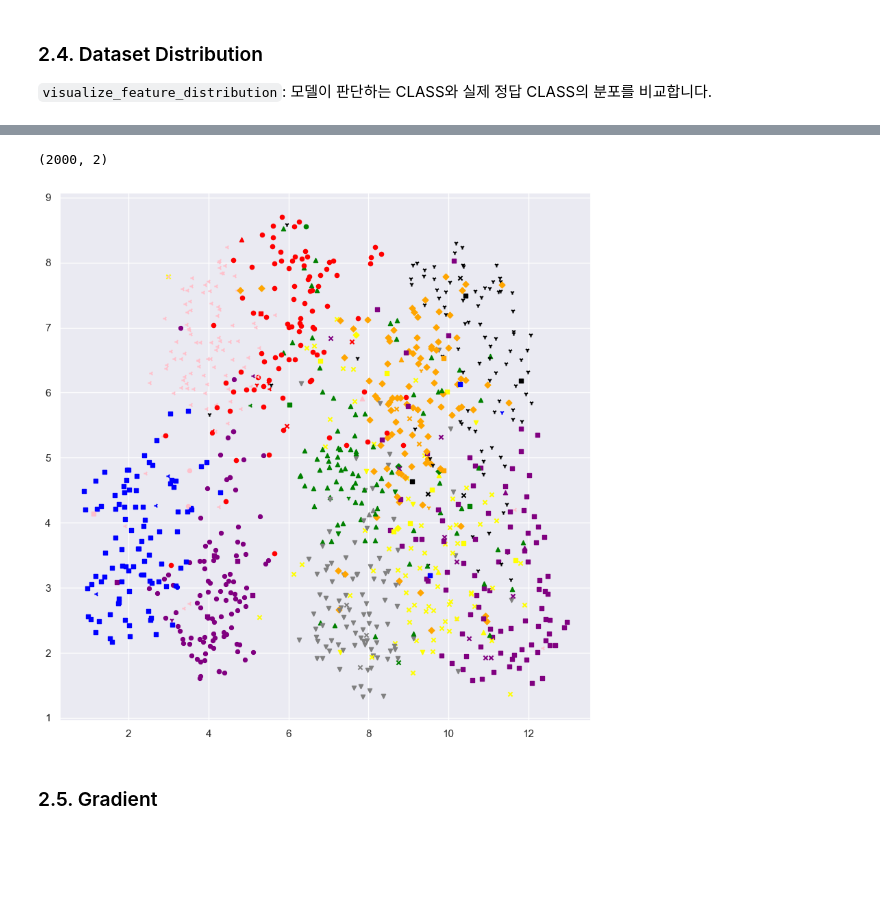
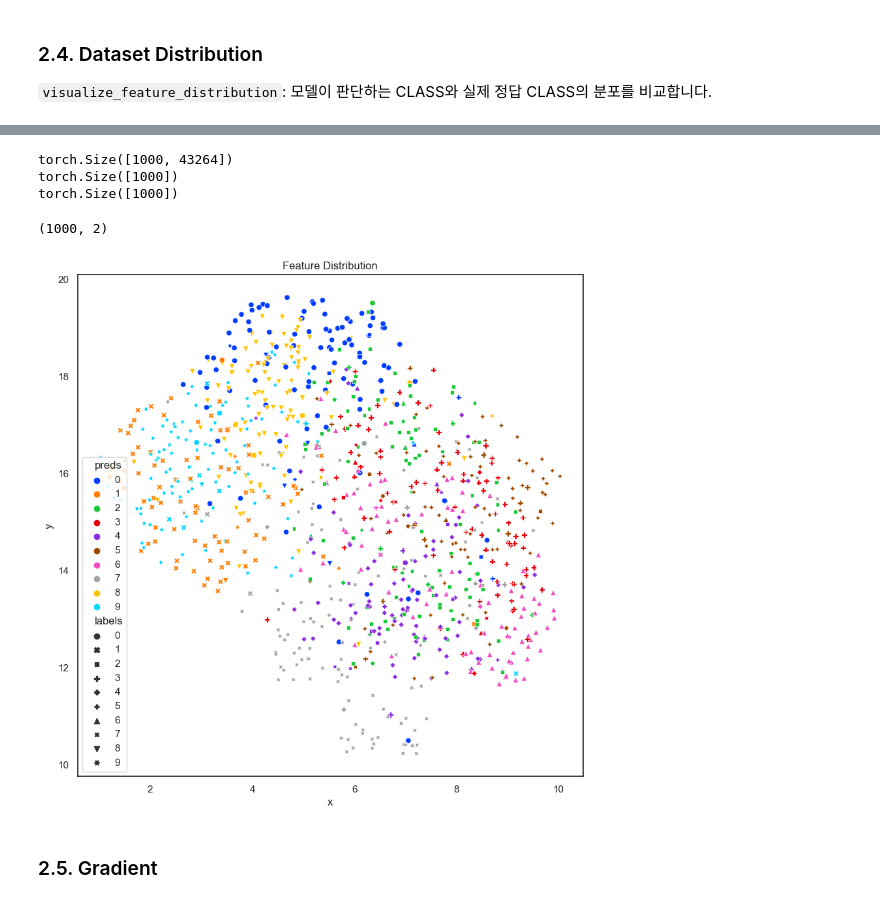
Before and after one commit to 23-Fall-Graduation-Thesis/Indium, a Jupyter notebook: visualization.ipynb, the cells around one changed output, grey strips where cells are left out. Saved outputs shown, nothing was run; the diff lists cells and outputs as text; code cells hidden in the pictures; blank space fills up the shorter version.

```diff
--- a/visualization.ipynb
+++ b/visualization.ipynb
@@ -386,22 +362,0 @@ shuffle_testloader = DataLoader(testloader.dataset, batch_size=2000, shuffle=Tru
-# %%
-features = []
-labels = []
-preds = []
-layer_name = "conv5"
-
-with torch.no_grad():
-    MODEL.eval()
-    count = 0
-    for data, target in shuffle_testloader:
-        count += 1
-        activation = {}
-        feature = get_feature_map(activation, MODEL, data, layer_name, model_info[layer_name])
-        features = feature.view(2000, -1)
-        labels = target
-        output = MODEL(data)
-        pred = output.argmax(dim=1, keepdim=True)
-        preds = pred
-        if count != 0 :
-            break
-        # test_loss += criterion(output, target).item()
-        # test_acc += pred.eq(target.view_as(pred)).sum().item()
@@ -416,21 +362,0 @@ torch.Size([2000])
-# %%
-reducer = umap.UMAP(n_components=2, n_neighbors=10, min_dist=0.5, metric="cosine", random_state=50)
-
-embedding = reducer.fit_transform(features)
-print(embedding.shape)
-# %% [output]
-(2000, 2)
-# %%
-colors = ['red', 'blue', 'green', 'yellow', 'orange', 'purple', 'gray', 'black', 'pink', 'purple']
-markers = ['o', 's', '^', 'x', 'D', ',', 'v', '1', '3', '8']
-
-fig = plt.figure(figsize=(10, 10))
-#ax = fig.add_subplot(111, projection='3d')
-
-for i in range(embedding.shape[0]//2):
-    # print(labels[i])
-    plt.scatter(embedding[2*i+1, 0], embedding[2*i+1, 1], label=abs(labels[2*i+1]), marker=markers[labels[2*i+1]], color=colors[preds[2*i+1]], s=20) # origin
-
-plt.show()
-# %% [output]
-[figure, removed]
@@ -436,0 +367,20 @@ plt.show()
+# %%
+features, labels, preds = get_feature_from_dataset(MODEL, 1000, testloader, layer_name, model_info[layer_name])
+
+print(features.shape)
+print(labels.shape)
+print(preds.shape)
+# %% [output]
+torch.Size([1000, 43264])
+torch.Size([1000])
+torch.Size([1000])
+# %%
+embedding = get_umap_embedding(features)
+
+print(embedding.shape)
+# %% [output]
+(1000, 2)
+# %%
+visualize_feature_distribution(embedding, labels, preds)
+# %% [output]
+[figure, added]
```
Also changed, not shown: parts of 35 cells of this notebook, 3 other files.
